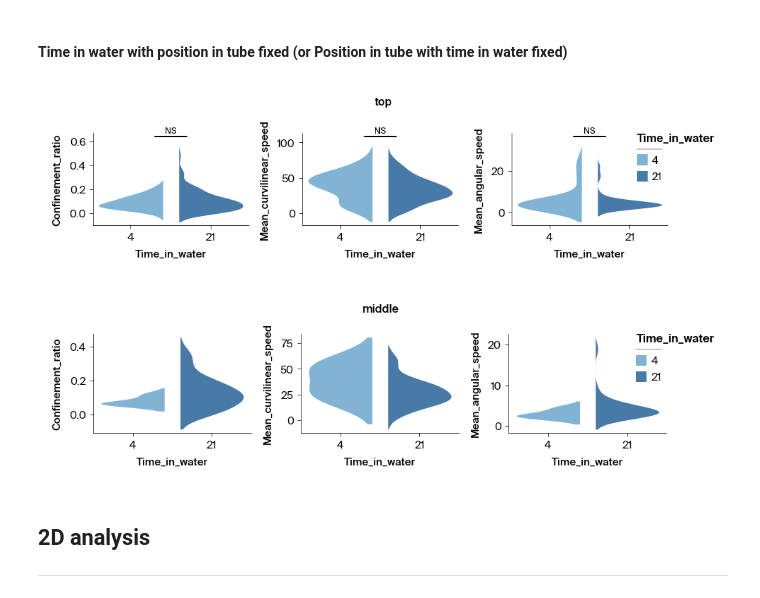
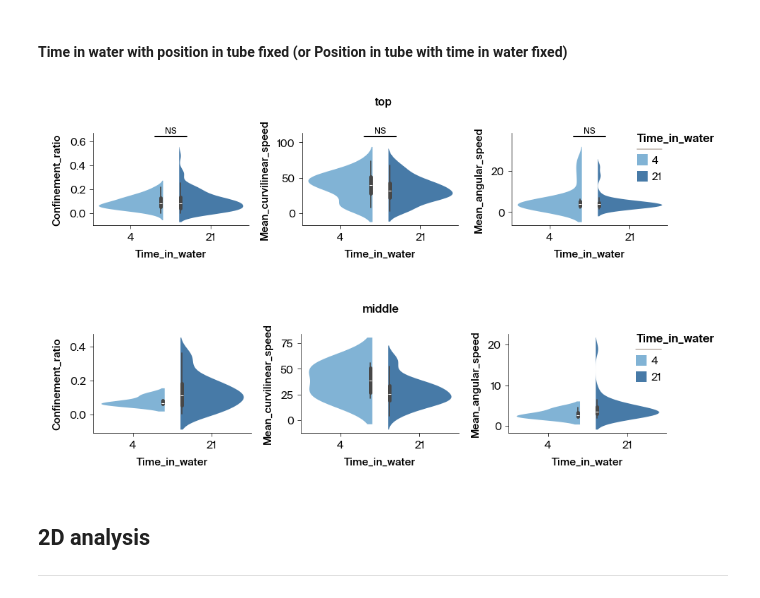
Before and after one commit to Arcadia-Science/2024-unicellular-tracking, a Jupyter notebook: notebooks/3_motility-analysis-in-pools.ipynb, the cells around one changed output. Cells and saved outputs as stored; diff of their text form; code cells hidden in the pictures.

Commit message:
add `inner_kws` arg to violinplot

```diff
--- a/notebooks/3_motility-analysis-in-pools.ipynb
+++ b/notebooks/3_motility-analysis-in-pools.ipynb
@@ -183,6 +183,7 @@ for k, position_in_tube in enumerate(positions_in_tube):
             hue=experimental_variable,
             palette=palettes[experimental_variable],
             inner="box",
+            inner_kws={"box_width": 5},
             split=True,
             legend=legend,
             ax=axes[i],
@@ -190,35 +191,35 @@ for k, position_in_tube in enumerate(positions_in_tube):
 
         # extract distributions from the plot which are separated by `experimental_variable`
         experimental_variable_values = source[experimental_variable].unique()
         distribution_A = source.loc[
             source[experimental_variable] == experimental_variable_values[0], metric
         ]
         distribution_B = source.loc[
             source[experimental_variable] == experimental_variable_values[1], metric
         ]
         # perform Mann-Whitney U test + annotate statistical significance
         try:
             annotate_statistical_significance(
                 distribution_A, distribution_B, axes[i], center_annotation=True
             )
         except ValueError:
             pass
 
         # axis-level aesthetics
         sns.despine(ax=axes[i])
         if legend:
             sns.move_legend(axes[i], "upper right", bbox_to_anchor=(1.3, 1))
         apc.mpl.style_plot(axes[i])
 
     # figure-level aesthetics
     fig.suptitle(position_in_tube)
     plt.tight_layout()
     # save figure
     panel = string.ascii_uppercase[k]
     plt.savefig(f"../results/figure-6{panel}.svg")
 # %% [output]
-[figure, old version]
+[figure, new version]
-[figure, old version]
+[figure, new version]
 # %% [markdown]
 ## 2D analysis
 ---
```
